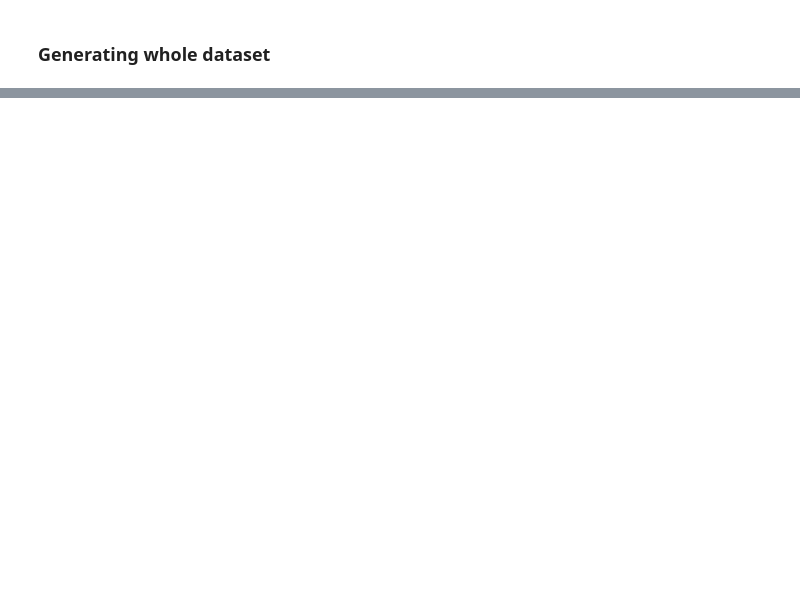
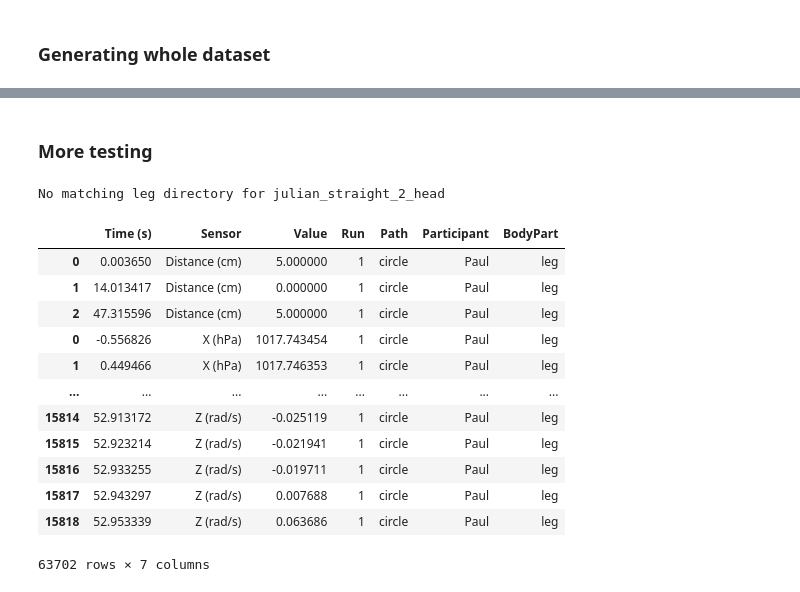
Before and after one commit to michelexyz/ML4QS-bike-user-recognition, a Jupyter notebook: aggregating_data.ipynb, the cells around one changed output, grey strips where cells are left out. Cells and saved outputs as stored; diff of their text form; code cells hidden in the pictures; blank space fills up the shorter version.

```diff
--- a/aggregating_data.ipynb
+++ b/aggregating_data.ipynb
@@ -857,0 +995,8 @@ FileNotFoundError: [Errno 2] No such file or directory: 'data/julian_straight_2_
+# %% [markdown]
+### More testing
+# %%
+generator = DatasetGenerator(base_dir='data', granularity='1s', features=['mean', 'min', 'max', 'median', 'std', 'count'])
+# %%
+pairs = generator.get_directories_pairs()
+# %% [output]
+No matching leg directory for julian_straight_2_head
@@ -857,0 +1007,16 @@ FileNotFoundError: [Errno 2] No such file or directory: 'data/julian_straight_2_
+# %%
+melted_data_leg
+# %% [output]
+|  | Time (s) | Sensor | Value | Run | Path | Participant | BodyPart |
+| 0 | 0.003650 | Distance (cm) | 5.000000 | 1 | circle | Paul | leg |
+| 1 | 14.013417 | Distance (cm) | 0.000000 | 1 | circle | Paul | leg |
+| 2 | 47.315596 | Distance (cm) | 5.000000 | 1 | circle | Paul | leg |
+| 0 | -0.556826 | X (hPa) | 1017.743454 | 1 | circle | Paul | leg |
+| 1 | 0.449466 | X (hPa) | 1017.746353 | 1 | circle | Paul | leg |
+| ... | ... | ... | ... | ... | ... | ... | ... |
+| 15814 | 52.913172 | Z (rad/s) | -0.025119 | 1 | circle | Paul | leg |
+| 15815 | 52.923214 | Z (rad/s) | -0.021941 | 1 | circle | Paul | leg |
+| 15816 | 52.933255 | Z (rad/s) | -0.019711 | 1 | circle | Paul | leg |
+| 15817 | 52.943297 | Z (rad/s) | 0.007688 | 1 | circle | Paul | leg |
+| 15818 | 52.953339 | Z (rad/s) | 0.063686 | 1 | circle | Paul | leg |
+63702 rows × 7 columns
```
Also changed, not shown: parts of 24 cells of this notebook.
